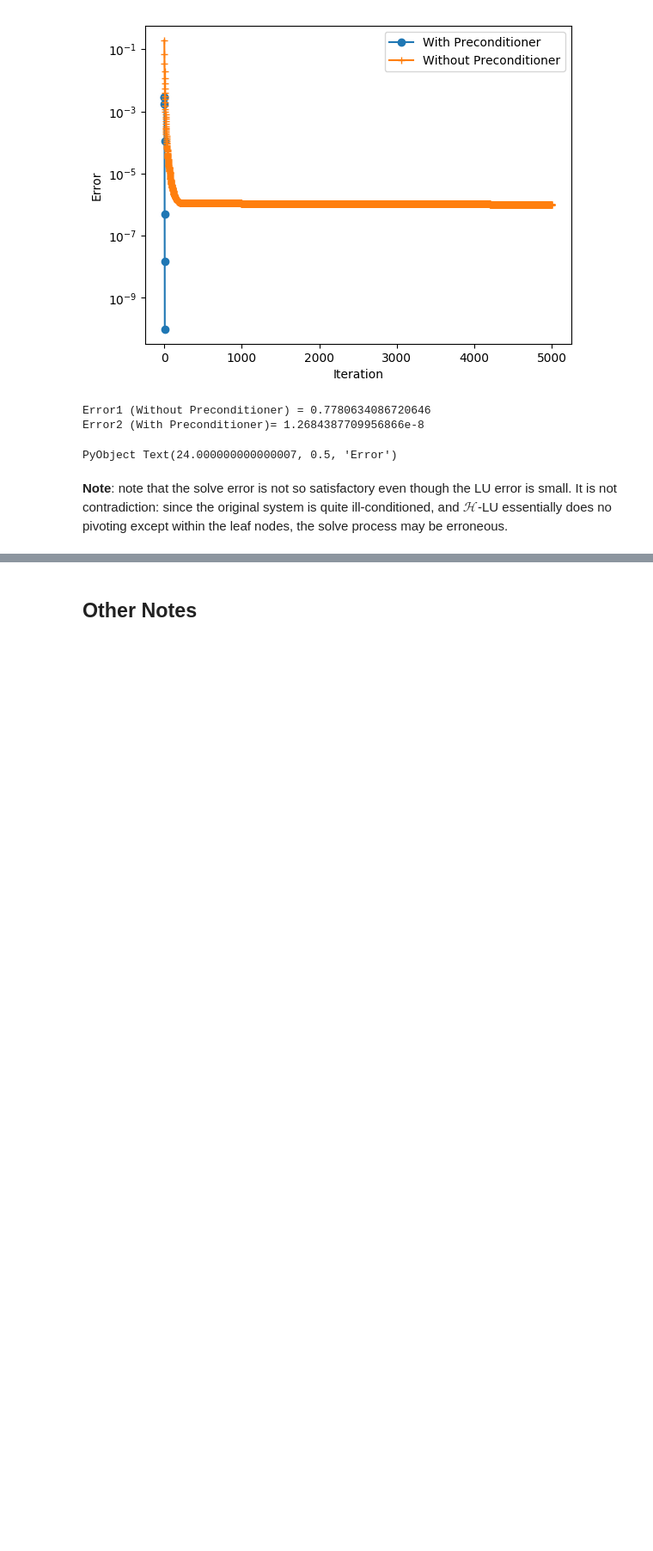
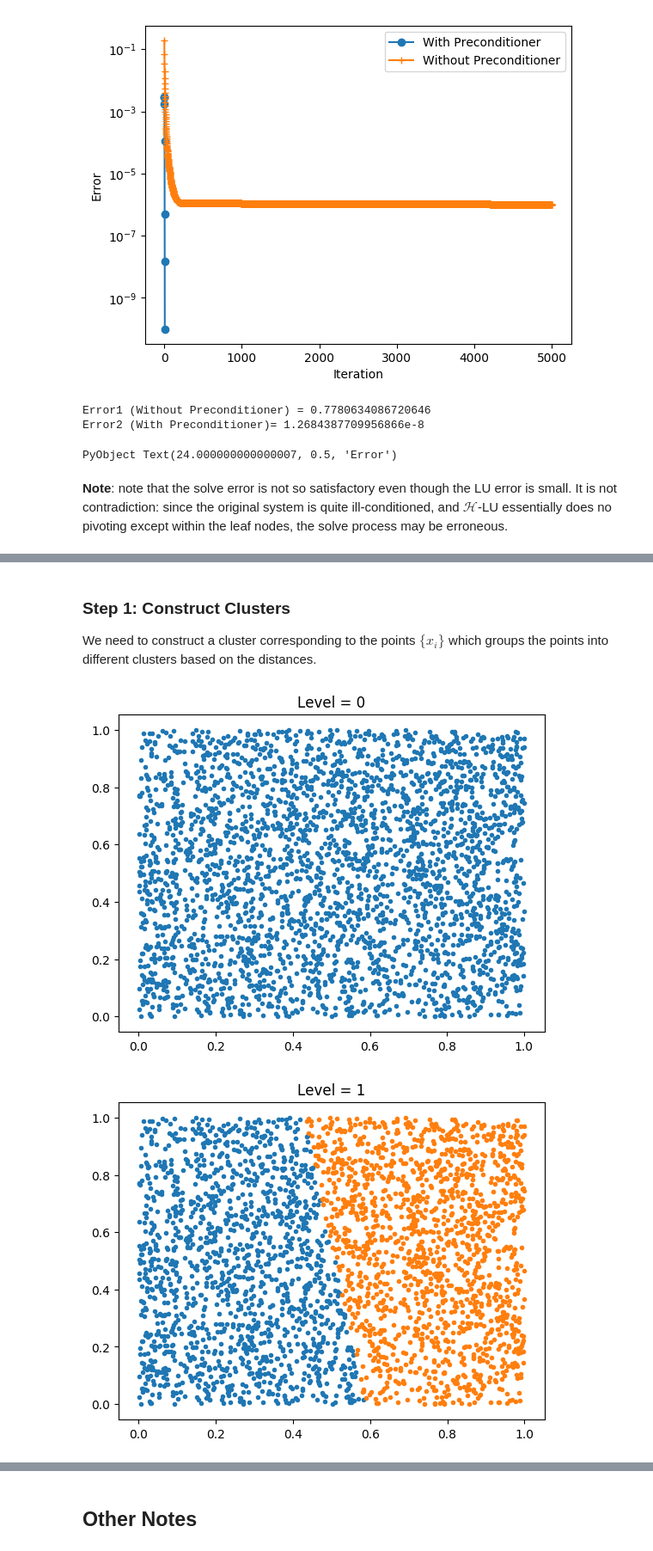
Before and after one commit to JuliaTagBot/Hmatrix.jl, a Jupyter notebook: tutorial-part1.ipynb, the cells around one changed output, grey strips where cells are left out. Shown at 86% size. Cells and saved outputs as stored; diff of their text form; code cells hidden in the pictures; blank space fills up the shorter version.

```diff
--- a/tutorial-part1.ipynb
+++ b/tutorial-part1.ipynb
@@ -249,0 +264,10 @@ PyObject Text(24.000000000000007, 0.5, 'Error')
+# %% [markdown]
+### Step 1: Construct Clusters
+We need to construct a cluster corresponding to the points $\{x_i\}$ which groups the points into different clusters based on the distances.
+# %%
+X = rand(3000,2)
+c = construct_cluster(X, 64)
+plot(c; showit=true)
+# %% [output]
+[figure, added]
+[figure, added]
```
Also changed, not shown: parts of 16 cells of this notebook, 8 other files.
